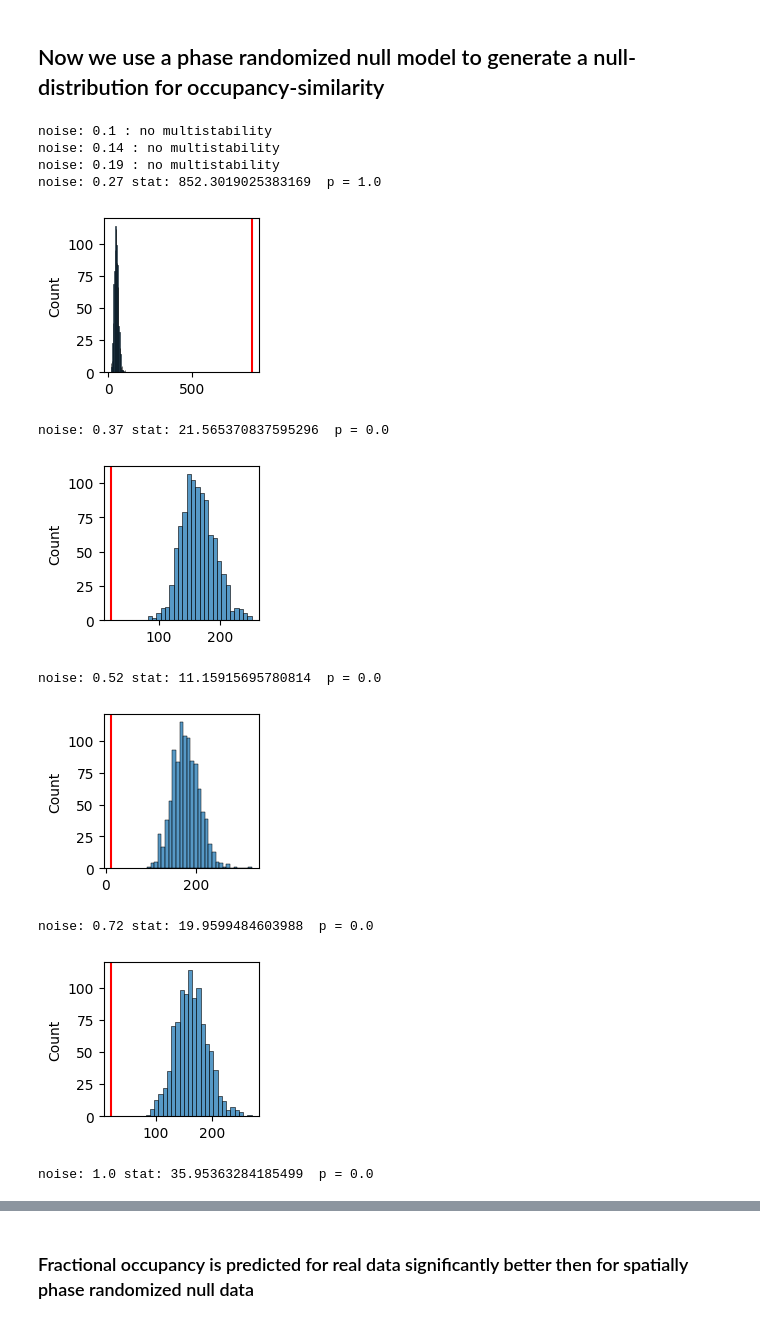
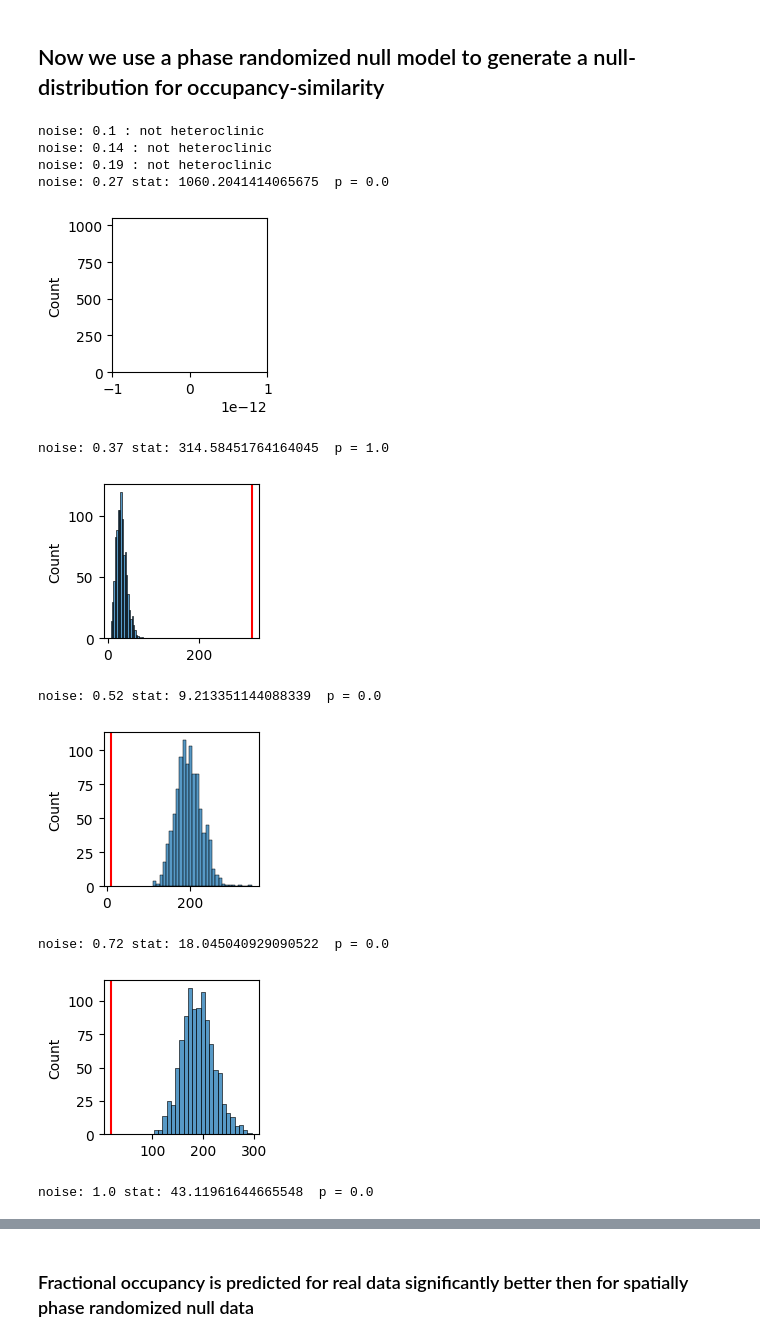
Before and after one commit to pni-lab/connattractor, a Jupyter notebook: notebooks/null_models.ipynb, the cells around one changed output, grey strips where cells are left out. Cells and saved outputs as stored; diff of their text form; code cells hidden in the pictures.

```diff
--- a/notebooks/null_models.ipynb
+++ b/notebooks/null_models.ipynb
@@ -95,5 +91,10 @@ for noise in np.round(np.logspace(-1, 0, 8), 2):
     for i in range(emp_attractor_states[noise].shape[0]):
         for key in hopfield_embeddings_all[noise].attractors.keys():
             #print(hopfield_embeddings_all[noise].attractors[key], emp_attractor_states[noise][i,:])
-            if np.allclose(hopfield_embeddings_all[noise].attractors[key], emp_attractor_states[noise][i,:], atol=0.001):
+            if (np.corrcoef(hopfield_embeddings_all[noise].attractors[key], emp_attractor_states[noise][i,:])[0,1]) > 0.9:
                 emp_attractor_labels[noise].append(key)
+                found = True
+                break
+            #else:
+            #    print(np.corrcoef(hopfield_embeddings_all[noise].attractors[key], emp_attractor_states[noise][i,:])[0,1])
+    print(len(emp_attractor_labels[noise]), hopfield_embeddings_all[noise].attractors.keys())
@@ -116,51 +126,62 @@ def phase_randomization(data):
 
     return randomized_data
 
+from numpy import isinf
 from scipy.stats import chisquare
 
-n_perm =1000
+n_perm = 1000
 
 for noise in np.round(np.logspace(-1, 0, 8), 2):
 
 
     # simulated
-    sim_attractor_states = hopfield_embeddings_all[noise].attractor_sample
+    sim_attractor_states = hopfield_embeddings_all[noise].attractor_sample[:len(emp_attractor_labels[noise])]
     label_sim, counts_sim = np.unique(sim_attractor_states, return_counts=True)
     if len(counts_sim)==1:
         print('noise:', noise, ': not heteroclinic')
         continue
+
     # empirical
     label_emp, counts_emp = np.unique(emp_attractor_labels[noise], return_counts=True)
     if len(counts_emp)==1:
         print('noise:', noise, ': not heteroclinic')
         continue
+
+    #print(counts_sim, counts_emp)
     true_test_stat = chisquare(counts_sim, counts_emp).statistic
 
     # null distribution for empirical
     test_stat_null = []
     for i in range(n_perm):
 
         all_ts_phaserand = phase_randomization(all_ts)
+        all_ts_phaserand = all_ts_phaserand[:len(emp_attractor_labels[noise])]
 
         embedded = hopfield_embeddings_all[noise].embedding_model.transform(all_ts_phaserand)[:, :2]
         attractor_labels = hopfield_embeddings_all[noise].attractor_model.predict(embedded)
         label_emp_shuffled, counts_emp_shuffled = np.unique(attractor_labels, return_counts=True)
-        test_stat_null.append(chisquare(counts_sim, counts_emp_shuffled).statistic) # does this differ from empirical data?
+        if len(counts_emp_shuffled) < len(counts_sim):
+            counts_emp_shuffled = np.pad(counts_emp_shuffled, (0, len(counts_sim) - len(counts_emp_shuffled)), 'constant')
+        #print("0", counts_sim, counts_emp_shuffled)
+        with np.errstate(divide='ignore', invalid='ignore'): # this just catches a warning in case of 0 counts for a label
+            test_stat_null.append(chisquare(counts_sim, counts_emp_shuffled).statistic) # does this differ from empirical data?
+            if np.isinf(test_stat_null[-1]): # if the count for a label is 0, the test_stat is inf - this is only an issue with noise=0.27
+                test_stat_null[-1] = np.finfo(float).max
     plt.figure(figsize=(2,2))
     sns.histplot(test_stat_null)
     plt.axvline(true_test_stat, color='red')
     print('noise:', noise, 'stat:', true_test_stat, ' p =', np.sum(np.array(test_stat_null) < true_test_stat) / n_perm)
     plt.show()
 # %% [output]
-noise: 0.1 : no multistability
-noise: 0.14 : no multistability
-noise: 0.19 : no multistability
-noise: 0.27 stat: 852.3019025383169  p = 1.0
+noise: 0.1 : not heteroclinic
+noise: 0.14 : not heteroclinic
+noise: 0.19 : not heteroclinic
+noise: 0.27 stat: 1060.2041414065675  p = 0.0
-[figure, old version]
+[figure, new version]
-noise: 0.37 stat: 21.565370837595296  p = 0.0
+noise: 0.37 stat: 314.58451764164045  p = 1.0
-[figure, old version]
+[figure, new version]
-noise: 0.52 stat: 11.15915695780814  p = 0.0
+noise: 0.52 stat: 9.213351144088339  p = 0.0
-[figure, old version]
+[figure, new version]
-noise: 0.72 stat: 19.9599484603988  p = 0.0
+noise: 0.72 stat: 18.045040929090522  p = 0.0
-[figure, old version]
+[figure, new version]
-noise: 1.0 stat: 35.95363284185499  p = 0.0
+noise: 1.0 stat: 43.11961644665548  p = 0.0
```
Also changed, not shown: parts of 5 cells of this notebook, 20 other files.
